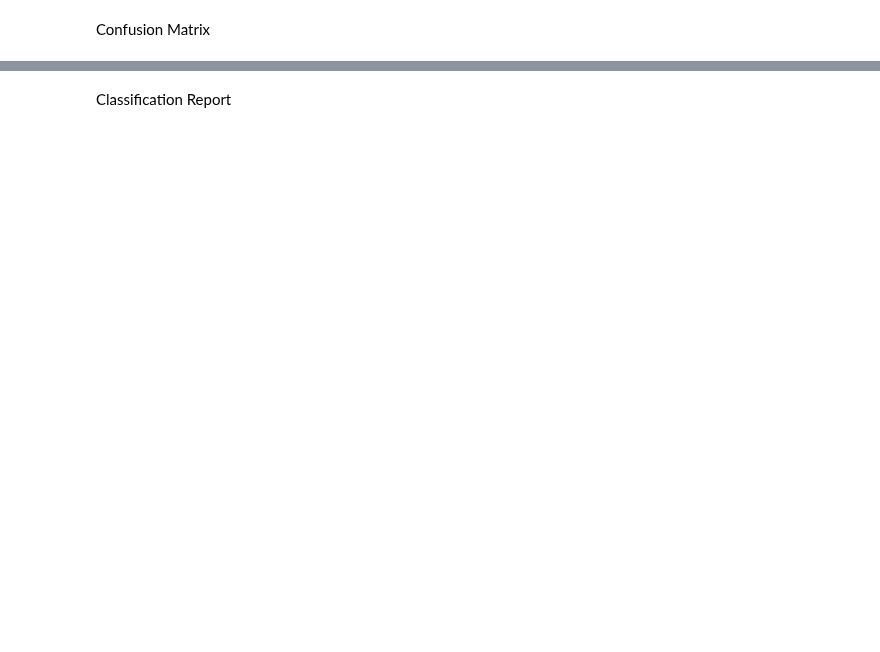
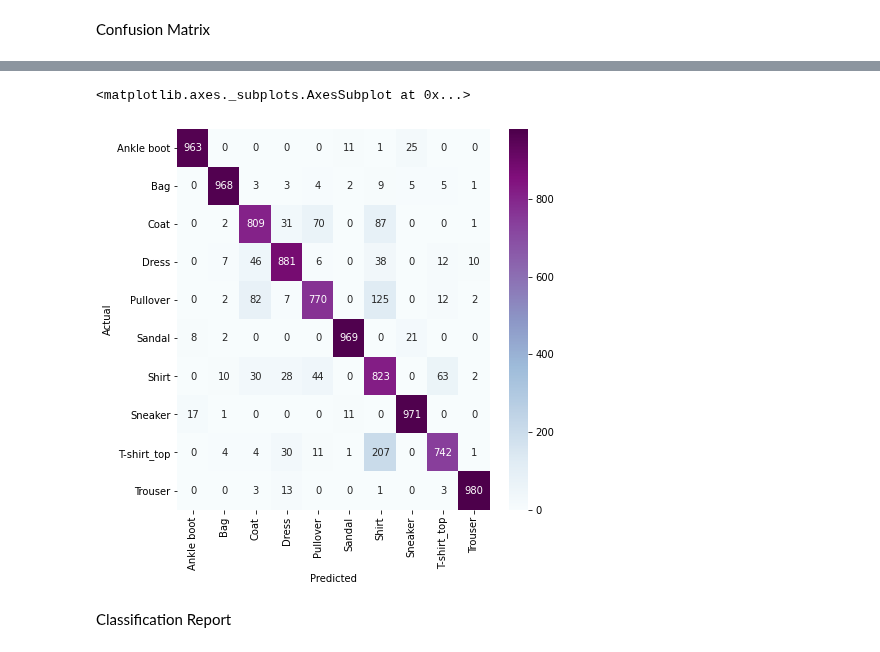
Before and after one commit to lokeshkumarn/Notebooks, a Jupyter notebook: FashionMnist.ipynb, the cells around one changed output, grey strips where cells are left out. Drawn from its saved outputs; the diff is of its cells as text; code cells hidden in the pictures; blank space fills up the shorter version.

```diff
--- a/FashionMnist.ipynb
+++ b/FashionMnist.ipynb
@@ -275,3 +290,16 @@ Actual
+# %%
+y_pred_cls = [class_names[v] for v in y_pred]
+y_test_cls= [class_names[v] for v in y_test]
+
+df = pd.DataFrame({'y_test':y_test_cls,'y_pred':y_pred_cls})
+df.head()
+confusion_matrix = pd.crosstab(df['y_test'], df['y_pred'], rownames=['Actual'], colnames=['Predicted'])
+# print(confusion_matrix)
+fig, ax = plt.subplots(figsize=(7,7))
+sns.heatmap(confusion_matrix,annot=True,cmap='BuPu',fmt='d',ax=ax)
+# %% [output]
+<matplotlib.axes._subplots.AxesSubplot at 0x...>
+[figure, added]
 # %% [markdown]
 Classification Report
 # %%
```
Also changed, not shown: parts of 17 cells of this notebook.
